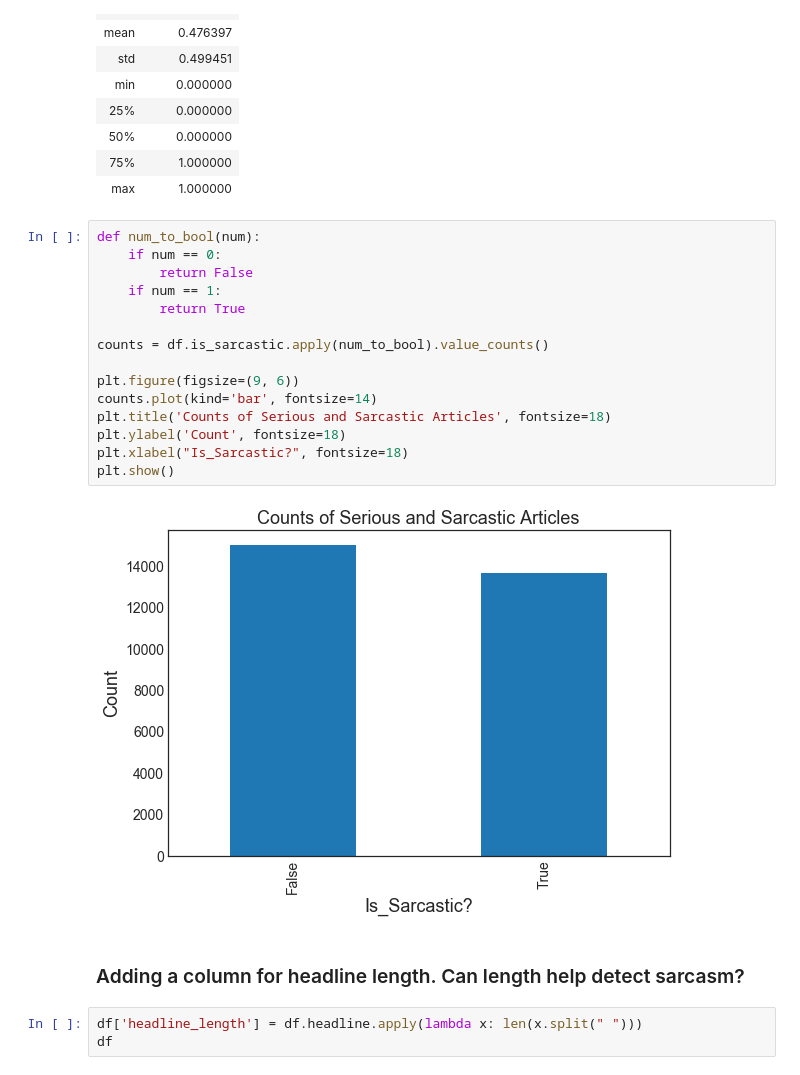
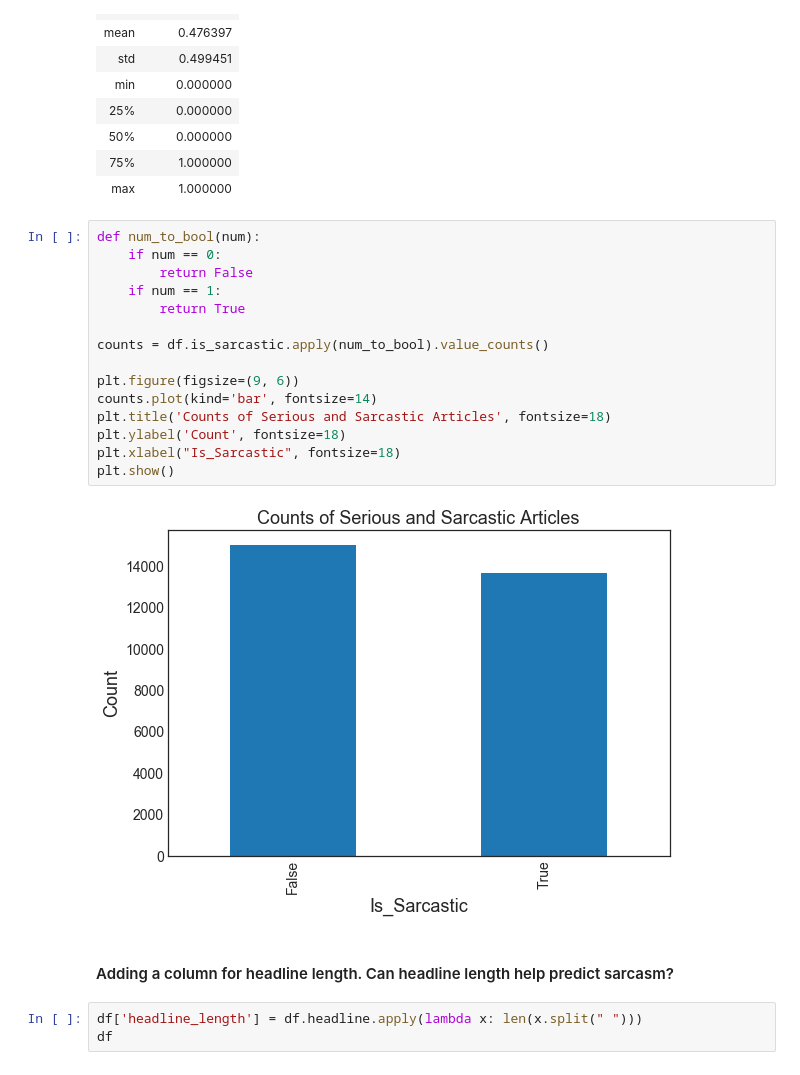
Before and after one commit to jordanabosch/Sarcasm-Detection, a Jupyter notebook: Sarcasm Detection.ipynb, the cells around one changed output. Drawn from its saved outputs; the diff is of its cells as text.

```diff
--- a/Sarcasm Detection.ipynb
+++ b/Sarcasm Detection.ipynb
@@ -89,22 +97,22 @@ df.describe()
 # %%
 def num_to_bool(num):
     if num == 0:
         return False
     if num == 1:
         return True
 
 counts = df.is_sarcastic.apply(num_to_bool).value_counts()
 
 plt.figure(figsize=(9, 6))
 counts.plot(kind='bar', fontsize=14)
 plt.title('Counts of Serious and Sarcastic Articles', fontsize=18)
 plt.ylabel('Count', fontsize=18)
-plt.xlabel("Is_Sarcastic?", fontsize=18)
+plt.xlabel("Is_Sarcastic", fontsize=18)
 plt.show()
 # %% [output]
-[figure, old version]
+[figure, new version]
 # %% [markdown]
-### Adding a column for headline length. Can length help detect sarcasm?
+#### Adding a column for headline length. Can headline length help predict sarcasm?
 # %%
 df['headline_length'] = df.headline.apply(lambda x: len(x.split(" ")))
 df
```
Also changed, not shown: parts of 43 cells of this notebook.
